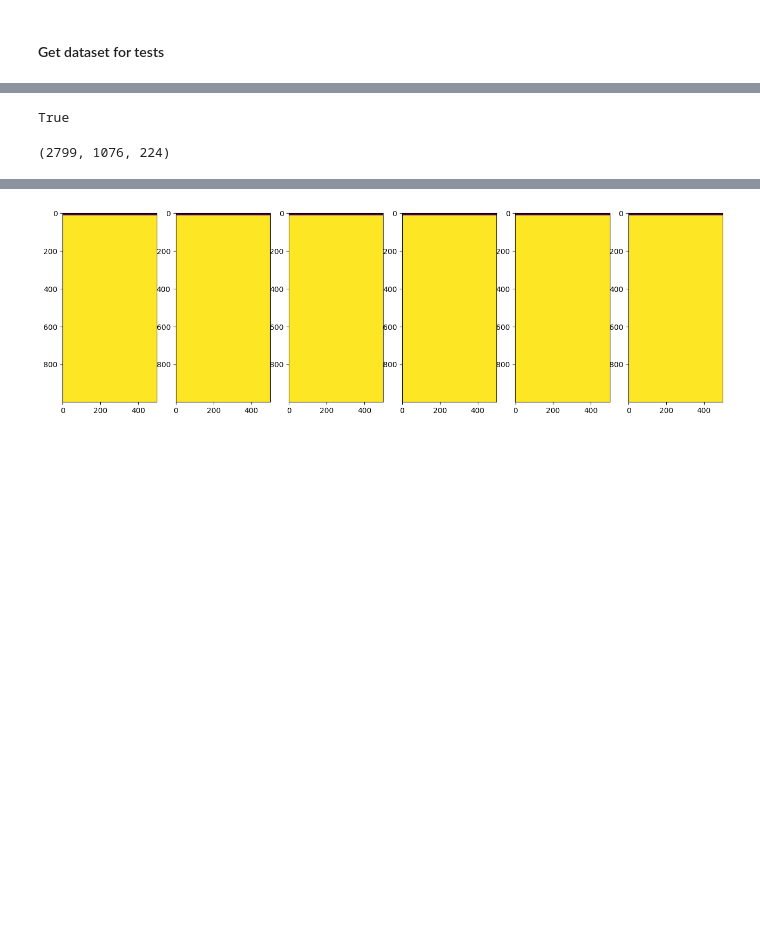
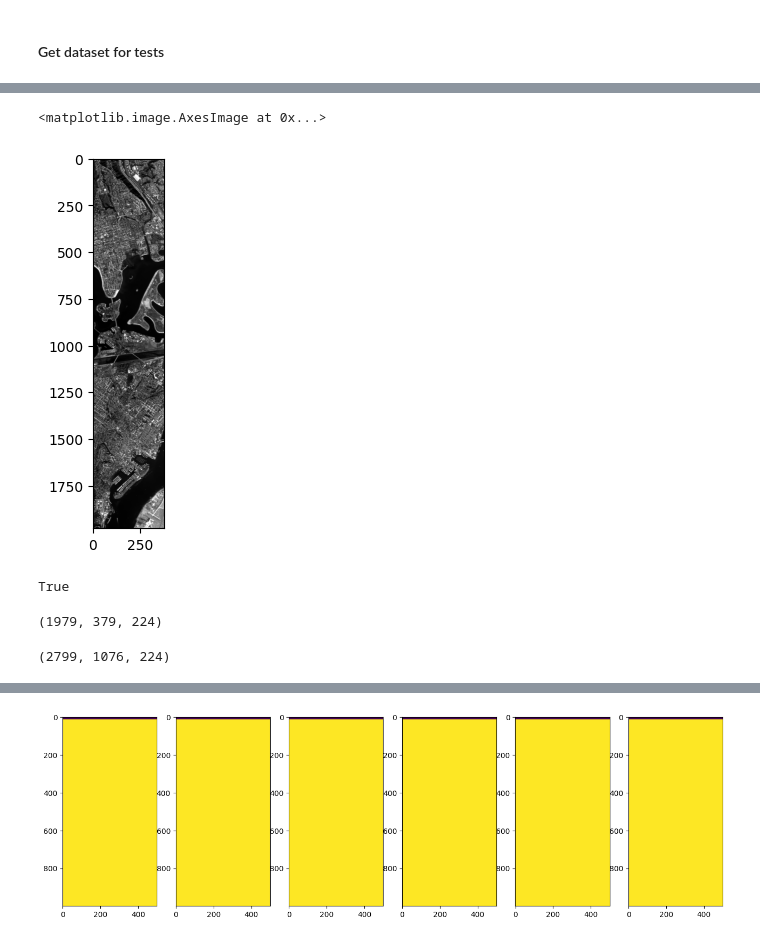
Before and after one commit to jtreguer/two-branch-CNN, a Jupyter notebook: 2BCNN_testing.ipynb, the cells around one changed output, grey strips where cells are left out. Drawn from its saved outputs; the diff is of its cells as text; code cells hidden in the pictures; blank space fills up the shorter version.

```diff
--- a/2BCNN_testing.ipynb
+++ b/2BCNN_testing.ipynb
@@ -258,3 +278,21 @@ for i in range(1,7):
+# %%
+# plt.imshow(test_hrmsi[:,:,0], vmin=0,vmax=1, cmap='gray')
+# rgb = np.stack(
+#     [test_hrmsi[:, :, 0],
+#      test_hrmsi[:, :, 1],
+#      test_hrmsi[:, :, 2]],
+#     axis=-1
+# )
+# rgb = (rgb - rgb.min()) / (rgb.max() - rgb.min() + 1e-8)
+# plt.imshow(rgb)
+
+band = test_hrmsi[:, :, 1]
+p1, p99 = np.percentile(band, [1, 99])
+plt.imshow(np.clip((band - p1) / (p99 - p1), 0, 1),
+           cmap='gray')
+# %% [output]
+<matplotlib.image.AxesImage at 0x...>
+[figure, added]
 # %%
 test_hrhsi[:,:,:].sum().item() != 0
 # %% [output]
@@ -262,7 +300,7 @@ True
 # %%
 pred_hrhsi = build_image(TBCNN,test_lrhsi,test_hrmsi,2,device)
 # %%
-pred_hrhsi.shape
-(2799, 1076, 224)
+print(pred_hrhsi.shape)
 # %% [output]
-(2799, 1076, 224)
+(1979, 379, 224)
+(2799, 1076, 224)
```
Also changed, not shown: parts of 23 cells of this notebook, 3 other files.
